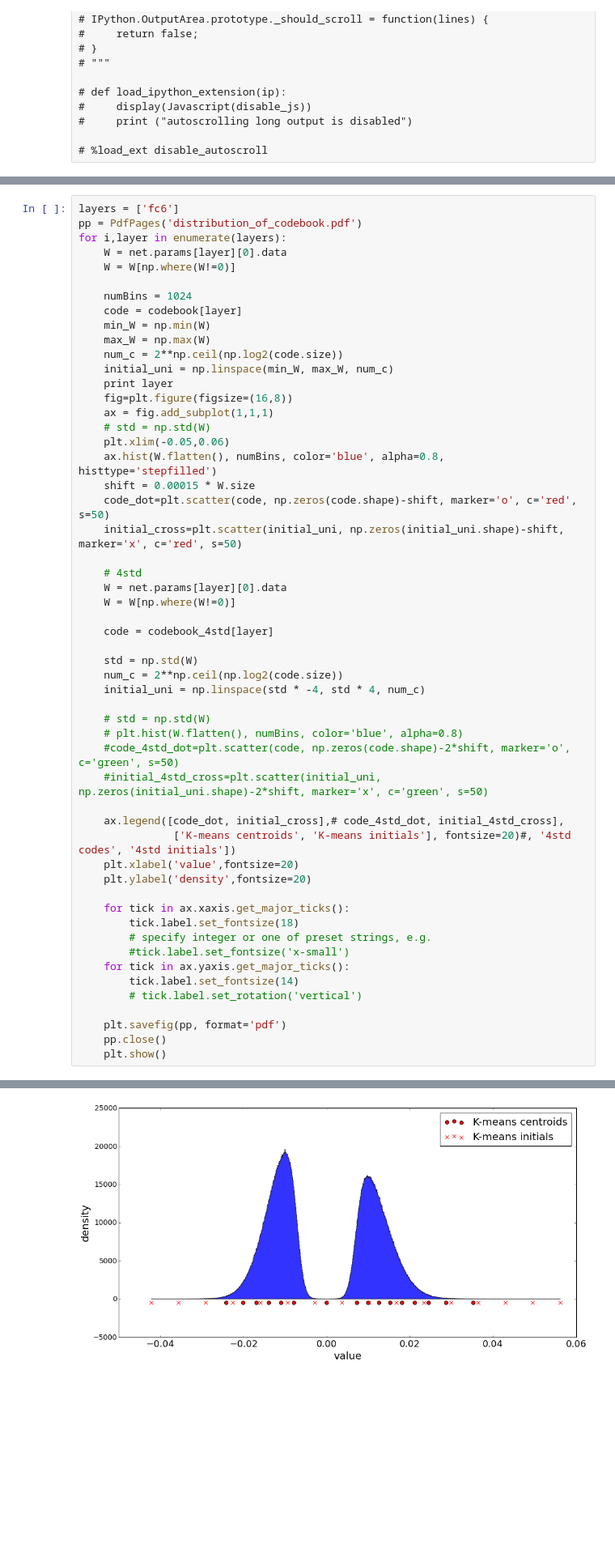
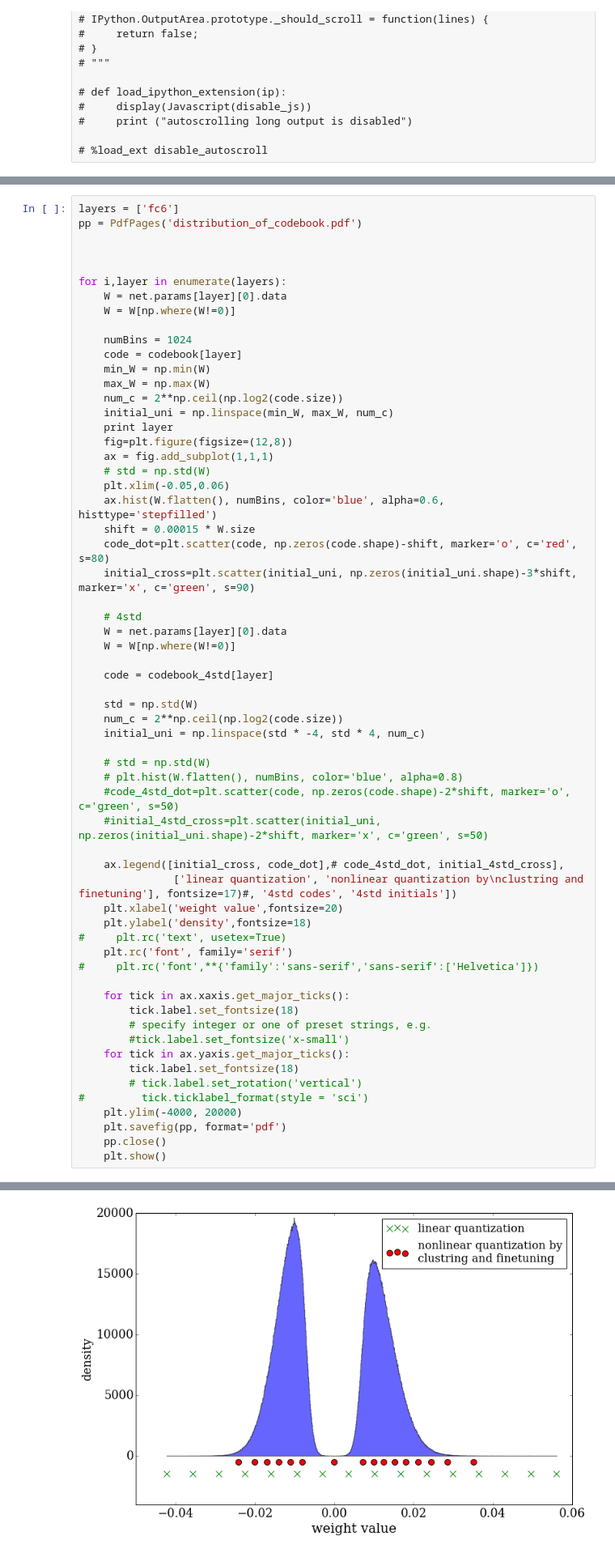
Before and after one commit to gaush123/NeuralCompression, a Jupyter notebook: 1_scripts/visulize/plot_distribution_of_codebook_alexnet.ipynb, the cells around one changed output, grey strips where cells are left out. Shown: that part at 81% size. Saved outputs shown, nothing was run; the diff lists cells and outputs as text; blank space fills up the shorter version.

```diff
--- a/1_scripts/visulize/plot_distribution_of_codebook_alexnet.ipynb
+++ b/1_scripts/visulize/plot_distribution_of_codebook_alexnet.ipynb
@@ -118,6 +118,9 @@ fc8
 # %%
 layers = ['fc6']
 pp = PdfPages('distribution_of_codebook.pdf')
+
+
+
 for i,layer in enumerate(layers):
     W = net.params[layer][0].data
     W = W[np.where(W!=0)]
@@ -129,46 +132,50 @@ for i,layer in enumerate(layers):
     num_c = 2**np.ceil(np.log2(code.size))
     initial_uni = np.linspace(min_W, max_W, num_c)
     print layer
-    fig=plt.figure(figsize=(16,8))
+    fig=plt.figure(figsize=(12,8))
     ax = fig.add_subplot(1,1,1)
     # std = np.std(W)
     plt.xlim(-0.05,0.06)
-    ax.hist(W.flatten(), numBins, color='blue', alpha=0.8, histtype='stepfilled')
+    ax.hist(W.flatten(), numBins, color='blue', alpha=0.6, histtype='stepfilled')
     shift = 0.00015 * W.size
-    code_dot=plt.scatter(code, np.zeros(code.shape)-shift, marker='o', c='red', s=50)
-    initial_cross=plt.scatter(initial_uni, np.zeros(initial_uni.shape)-shift, marker='x', c='red', s=50)
+    code_dot=plt.scatter(code, np.zeros(code.shape)-shift, marker='o', c='red', s=80)
+    initial_cross=plt.scatter(initial_uni, np.zeros(initial_uni.shape)-3*shift, marker='x', c='green', s=90)
 
     # 4std
     W = net.params[layer][0].data
     W = W[np.where(W!=0)]
 
     code = codebook_4std[layer]
 
     std = np.std(W)
     num_c = 2**np.ceil(np.log2(code.size))
     initial_uni = np.linspace(std * -4, std * 4, num_c)
 
     # std = np.std(W)
     # plt.hist(W.flatten(), numBins, color='blue', alpha=0.8)
     #code_4std_dot=plt.scatter(code, np.zeros(code.shape)-2*shift, marker='o', c='green', s=50)
     #initial_4std_cross=plt.scatter(initial_uni, np.zeros(initial_uni.shape)-2*shift, marker='x', c='green', s=50)
 
-    ax.legend([code_dot, initial_cross],# code_4std_dot, initial_4std_cross],
-               ['K-means centroids', 'K-means initials'], fontsize=20)#, '4std codes', '4std initials'])
-    plt.xlabel('value',fontsize=20)
-    plt.ylabel('density',fontsize=20)
+    ax.legend([initial_cross, code_dot],# code_4std_dot, initial_4std_cross],
+               ['linear quantization', 'nonlinear quantization by\nclustring and finetuning'], fontsize=17)#, '4std codes', '4std initials'])
+    plt.xlabel('weight value',fontsize=20)
+    plt.ylabel('density',fontsize=18)
+#     plt.rc('text', usetex=True)
+    plt.rc('font', family='serif')
+#     plt.rc('font',**{'family':'sans-serif','sans-serif':['Helvetica']})
 
     for tick in ax.xaxis.get_major_ticks():
         tick.label.set_fontsize(18)
         # specify integer or one of preset strings, e.g.
         #tick.label.set_fontsize('x-small')
     for tick in ax.yaxis.get_major_ticks():
-        tick.label.set_fontsize(14)
+        tick.label.set_fontsize(18)
         # tick.label.set_rotation('vertical')
-
+#         tick.ticklabel_format(style = 'sci')
+    plt.ylim(-4000, 20000)
     plt.savefig(pp, format='pdf')
     pp.close()
     plt.show()
 # %% [output]
 fc6
-[figure, old version]
+[figure, new version]
```
Also changed, not shown: parts of 2 cells of this notebook, 2 other files.
